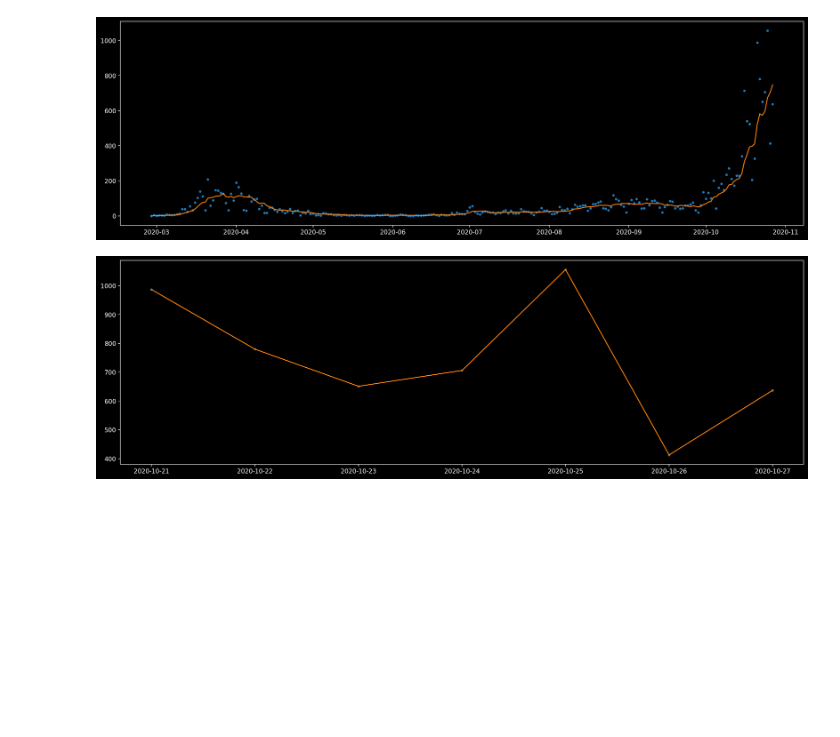
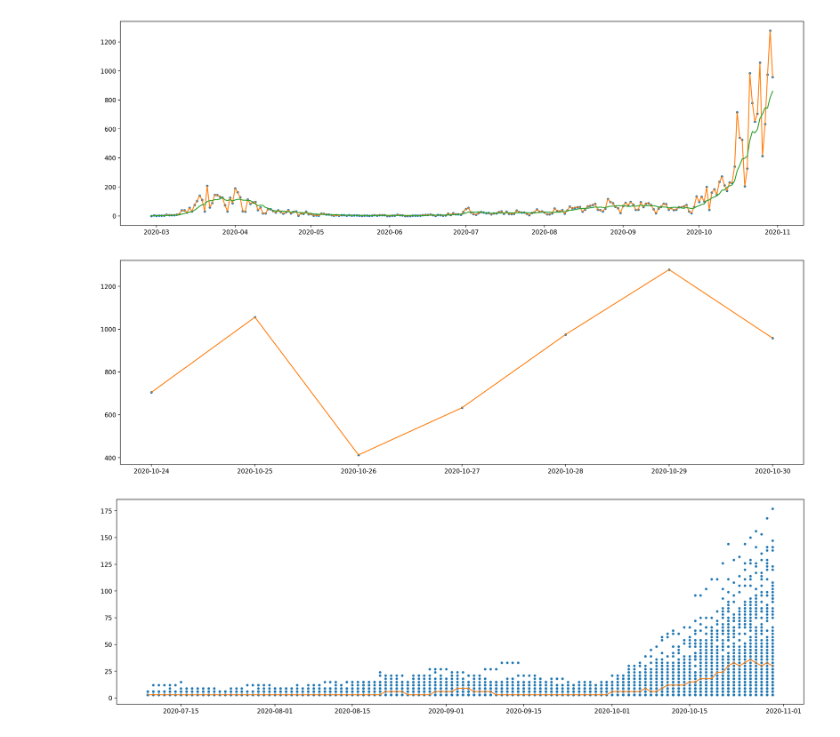
Before and after one commit to dev-main/Modeljpynb, a Jupyter notebook: zu.ipynb, the cells around one changed output. Cells and saved outputs as stored; diff of their text form; code cells hidden in the pictures; blank space fills up the shorter version.

```diff
--- a/zu.ipynb
+++ b/zu.ipynb
@@ -1,28 +1,42 @@
 # %%
 import pandas as pd
 from pandas import read_csv
 from matplotlib import pyplot
 import matplotlib.pyplot as plt
 plt.rcParams["figure.figsize"] = (20,6)
-
+#get the last entry
+def sp(u):
+   return float(u.split("-")[-1])
+#zurichs totals
 url = 'https://raw.githubusercontent.com/openZH/covid_19/master/fallzahlen_kanton_total_csv_v2/COVID19_Fallzahlen_Kanton_ZH_total.csv'
 df = pd.read_csv(url, error_bad_lines = False, header=0, index_col=0, parse_dates=True, squeeze=True)
+#calculate new cases from cumulated cases
 df.insert(3, "new", df['ncumul_conf']-df.shift(periods=1)['ncumul_conf'], True)
-cols = [3]
-df2 = df[df.columns[cols]]
-
+newCases = df[df.columns[[3]]]
+#prepare overview
 plt.figure(1)
-plt.plot(df2,'.')
-ma = df2.rolling('7d').mean()
+plt.plot(newCases,'.')
+plt.plot(newCases,'-')
+ma = newCases.rolling('7d').mean()
 plt.plot(ma,'-')
-
-df3=df2.tail(7)
+#prepare short term view
 plt.figure(2)
-
-plt.plot(df3,'.')
-plt.plot(df3,'-')
-
+lastDays=newCases.tail(7)
+plt.plot(lastDays,'.')
+plt.plot(lastDays,'-')
 pyplot.show()
+#prepare plz view
+plt.figure(3)
+urlZhPlz='https://raw.githubusercontent.com/openZH/covid_19/master/fallzahlen_plz/fallzahlen_kanton_ZH_plz.csv'
+smallAreasNew=pd.read_csv(urlZhPlz, error_bad_lines = False, header=0, index_col=1, parse_dates=True, squeeze=True)
+smallAreasNew['newconfirmed7'] = smallAreasNew['NewConfCases_7days'].apply(sp)
+witikon = smallAreasNew[smallAreasNew.PLZ == "8053"]
+smallAreasNew= smallAreasNew[smallAreasNew.columns[[3]]]
+witikon=witikon[witikon.columns[[3]]]
+plt.plot(smallAreasNew,'.')
+plt.plot(witikon,'-')
+pyplot.show()
 # %% [output]
-[figure, old version]
+[figure, new version]
-[figure, old version]
+[figure, new version]
+[figure, added]
```
Also changed, not shown: 2 other files.
